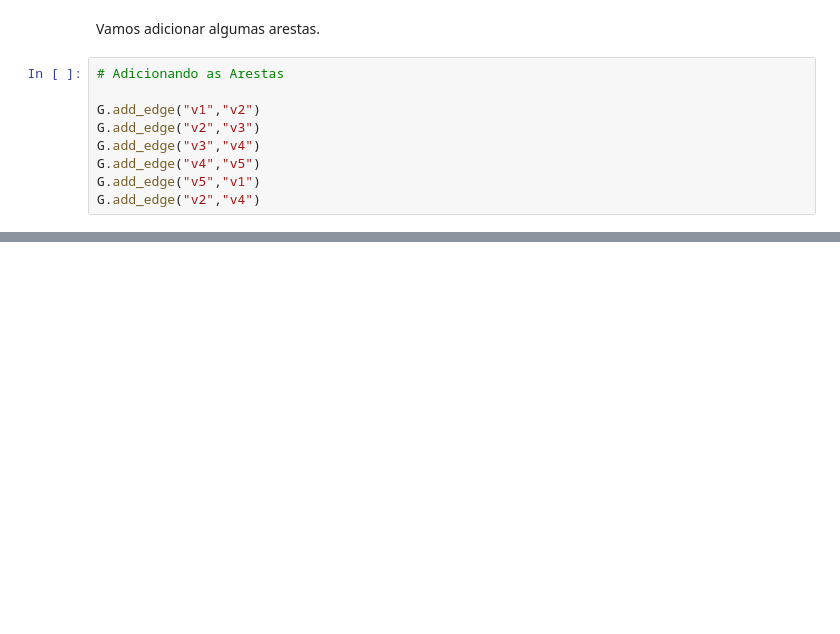
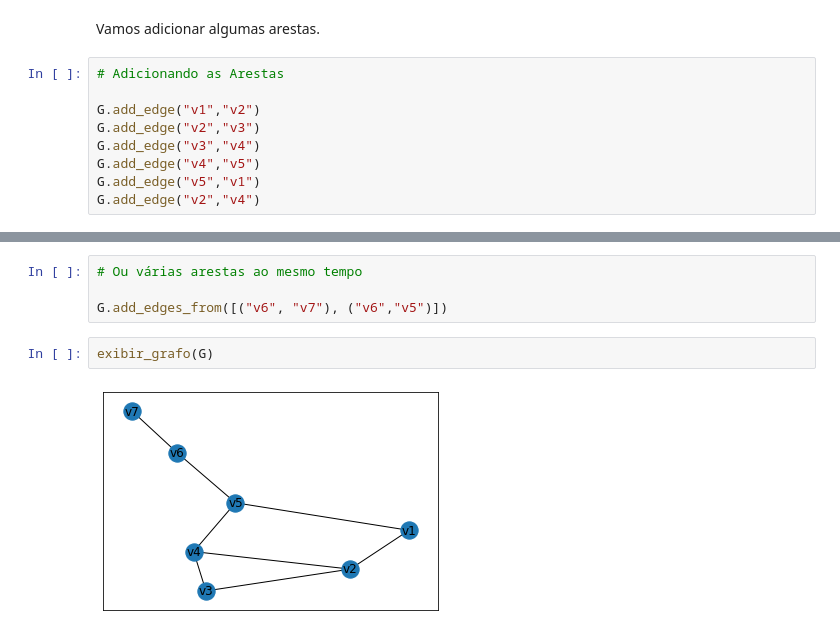
Before and after one commit to adolfoguimaraes/teoriadosgrafos, a Jupyter notebook: 01_ApresentacaoDaBiblioteca.ipynb, the cells around one changed output, grey strips where cells are left out. Saved outputs shown, nothing was run; the diff lists cells and outputs as text; blank space fills up the shorter version.

```diff
--- a/01_ApresentacaoDaBiblioteca.ipynb
+++ b/01_ApresentacaoDaBiblioteca.ipynb
@@ -50,0 +61,8 @@ exibir_grafo(G)
+# %%
+# Ou várias arestas ao mesmo tempo
+
+G.add_edges_from([("v6", "v7"), ("v6","v5")])
+# %%
+exibir_grafo(G)
+# %% [output]
+[figure, added]
```
Also changed, not shown: parts of 11 cells of this notebook.
